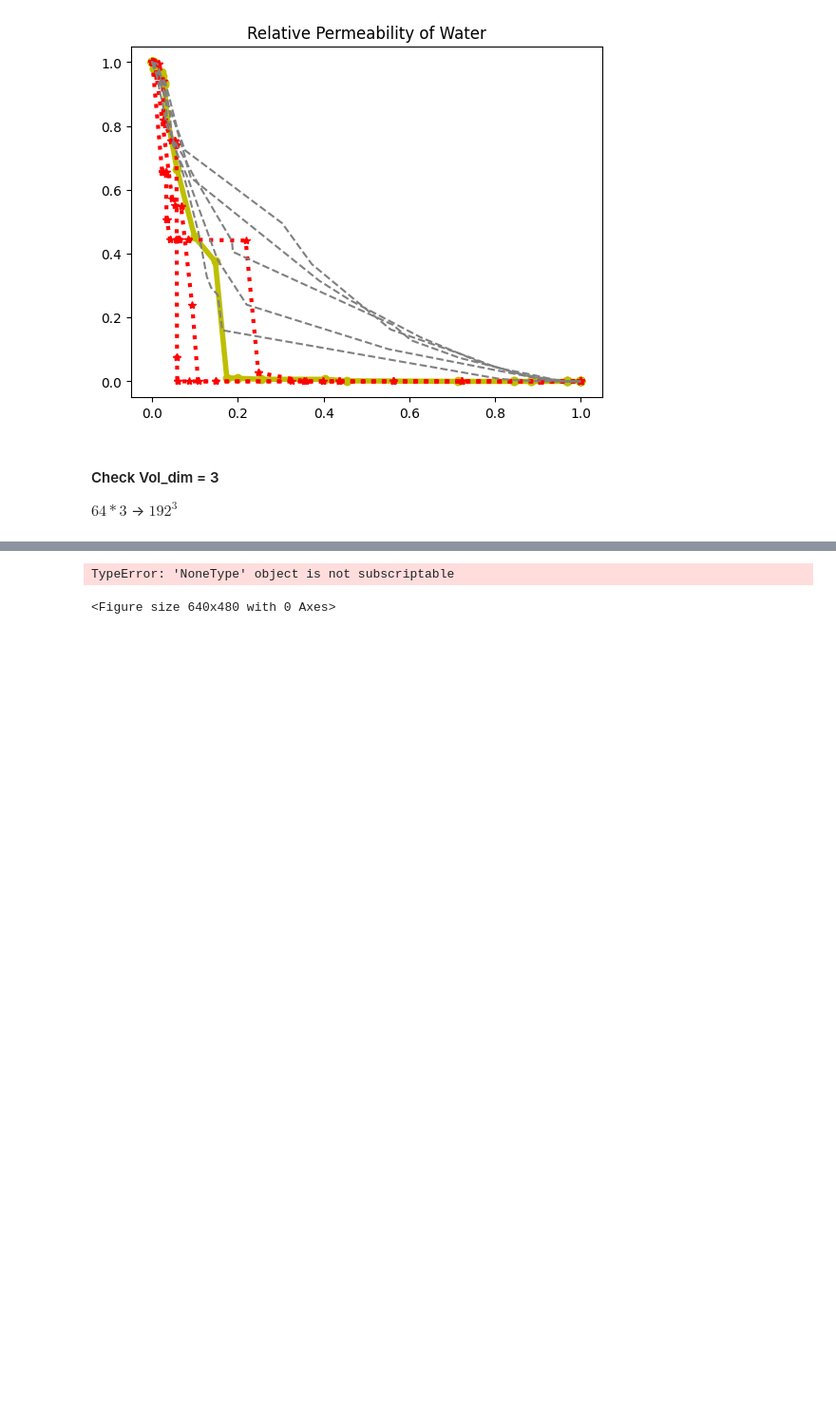
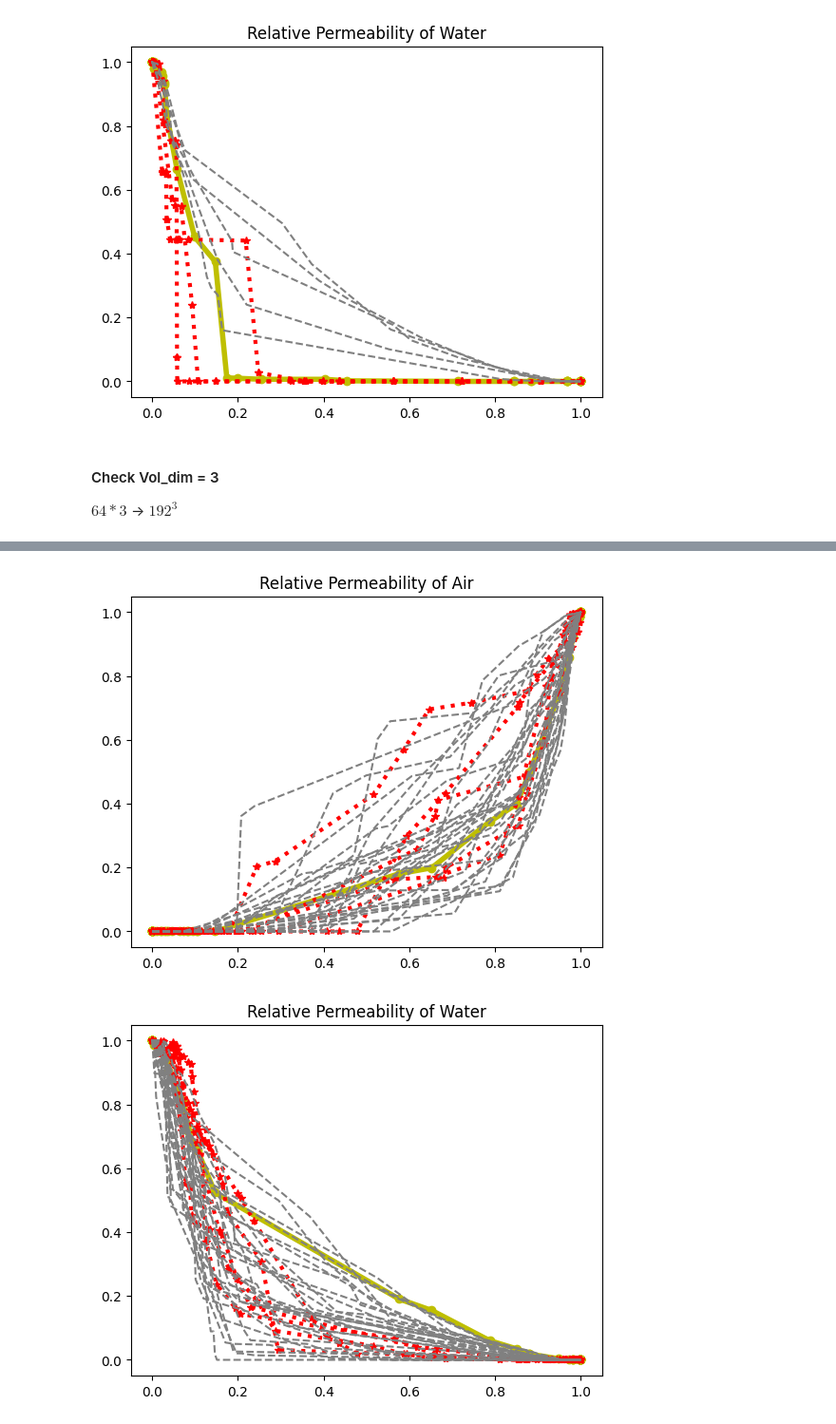
Before and after one commit to ZihanRen/poretransformer, a Jupyter notebook: lpu3dnet/post_process/analyze_phys_single.ipynb, the cells around one changed output, grey strips where cells are left out. Shown at 95% size. Drawn from its saved outputs; the diff is of its cells as text; code cells hidden in the pictures; blank space fills up the shorter version.

```diff
--- a/lpu3dnet/post_process/analyze_phys_single.ipynb
+++ b/lpu3dnet/post_process/analyze_phys_single.ipynb
@@ -172,17 +257,18 @@ $64*3$ -> $192^3$
 # %%
-ct_id = 1
-vol_dim = 3
+ct_idx = 0
+vol_dim = 6
+
 with open(f'{root_dir}/sample_{ct_idx}/phys_results_{vol_dim}.pickle', 'rb') as file:
     # Deserialize the data from the file and assign it to a variable
     sim_results = pickle.load(file)
 
 # plot original kr
 sample_idx = 0
 kr_results_real = sim_results[sample_idx]['original']
-kr_results_pred = sim_results[sample_idx]['generate'][:6]
+kr_results_pred = sim_results[sample_idx]['generate'][:5]
 
 plot_figure_air(kr_results_real, kr_results_pred, sim_results)
 plot_figure_water(kr_results_real, kr_results_pred, sim_results)
 # %% [output]
-TypeError: 'NoneType' object is not subscriptable
-<Figure size 640x480 with 0 Axes>
+[figure, added]
+[figure, added]
```
Also changed, not shown: parts of 4 cells of this notebook, 3 other files.
